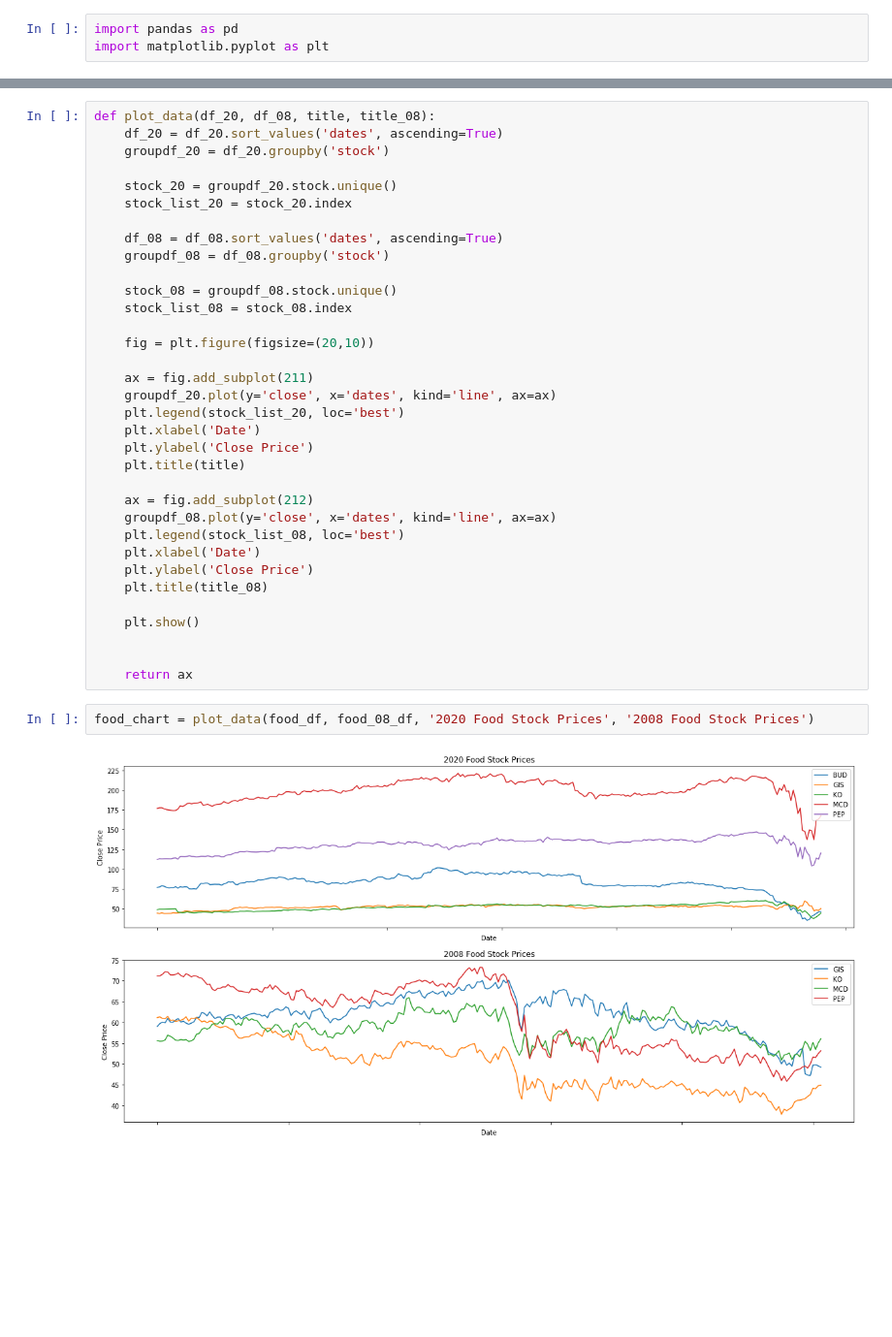
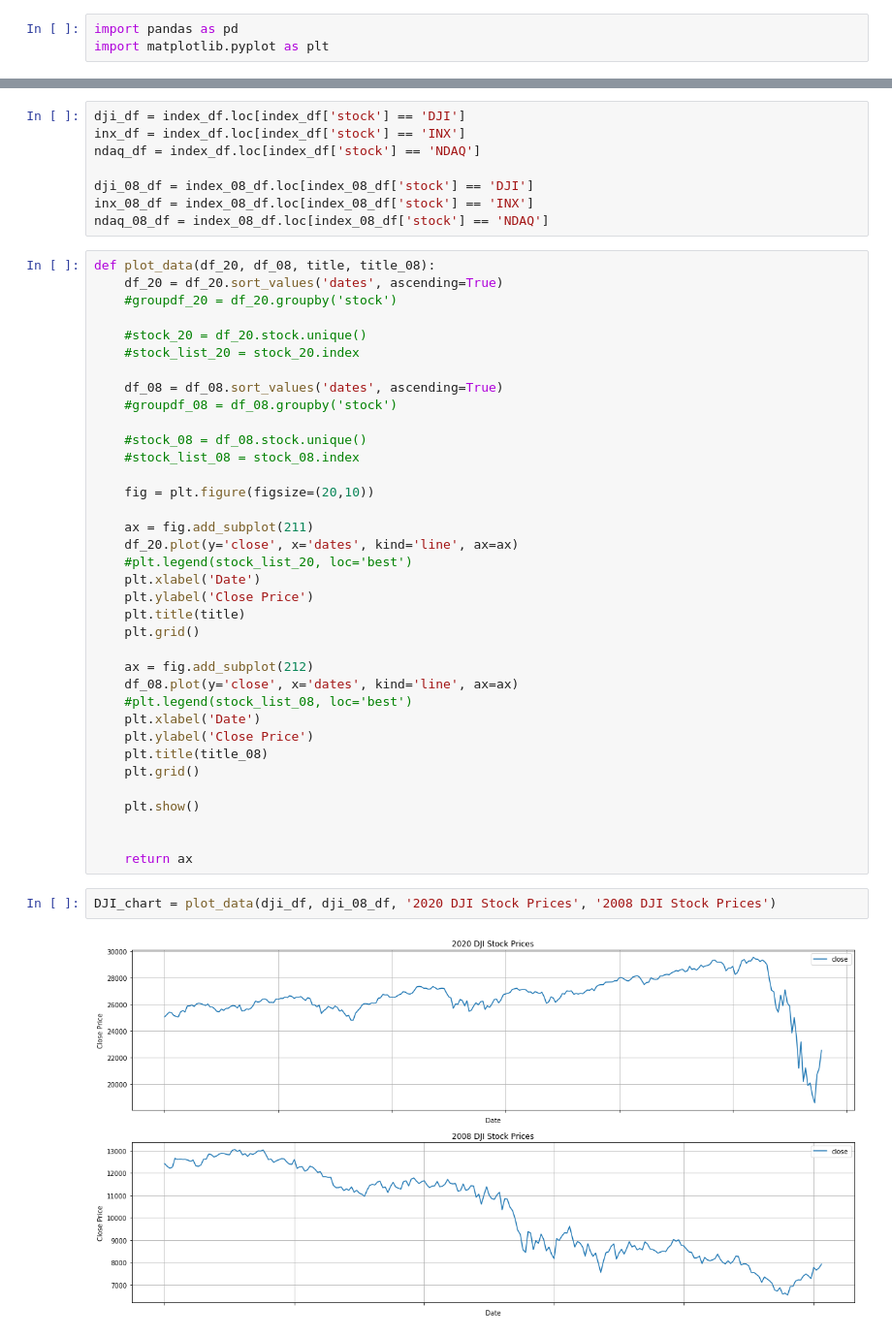
Before and after one commit to Sal-r/Corona-Virus-Vs-Stock-Market, a Jupyter notebook: DEV/JakeH/data_visualizationJacobH_2020vs2008.ipynb, the cells around one changed output, grey strips where cells are left out. Shown at 97% size. Drawn from its saved outputs; the diff is of its cells as text; blank space fills up the shorter version.

```diff
--- a/DEV/JakeH/data_visualizationJacobH_2020vs2008.ipynb
+++ b/DEV/JakeH/data_visualizationJacobH_2020vs2008.ipynb
@@ -42,39 +10,49 @@ index_08_df = full_2008_df[full_2008_df['category'] == 'Index'] #08
+# %%
+dji_df = index_df.loc[index_df['stock'] == 'DJI']
+inx_df = index_df.loc[index_df['stock'] == 'INX']
+ndaq_df = index_df.loc[index_df['stock'] == 'NDAQ']
+
+dji_08_df = index_08_df.loc[index_08_df['stock'] == 'DJI']
+inx_08_df = index_08_df.loc[index_08_df['stock'] == 'INX']
+ndaq_08_df = index_08_df.loc[index_08_df['stock'] == 'NDAQ']
 # %%
 def plot_data(df_20, df_08, title, title_08):
     df_20 = df_20.sort_values('dates', ascending=True)
-    groupdf_20 = df_20.groupby('stock')
+    #groupdf_20 = df_20.groupby('stock')
 
-    stock_20 = groupdf_20.stock.unique()
-    stock_list_20 = stock_20.index
+    #stock_20 = df_20.stock.unique()
+    #stock_list_20 = stock_20.index
 
     df_08 = df_08.sort_values('dates', ascending=True)
-    groupdf_08 = df_08.groupby('stock')
+    #groupdf_08 = df_08.groupby('stock')
 
-    stock_08 = groupdf_08.stock.unique()
-    stock_list_08 = stock_08.index
+    #stock_08 = df_08.stock.unique()
+    #stock_list_08 = stock_08.index
 
     fig = plt.figure(figsize=(20,10))
 
     ax = fig.add_subplot(211)
-    groupdf_20.plot(y='close', x='dates', kind='line', ax=ax)
-    plt.legend(stock_list_20, loc='best')
+    df_20.plot(y='close', x='dates', kind='line', ax=ax)
+    #plt.legend(stock_list_20, loc='best')
     plt.xlabel('Date')
     plt.ylabel('Close Price')
     plt.title(title)
+    plt.grid()
 
     ax = fig.add_subplot(212)
-    groupdf_08.plot(y='close', x='dates', kind='line', ax=ax)
-    plt.legend(stock_list_08, loc='best')
+    df_08.plot(y='close', x='dates', kind='line', ax=ax)
+    #plt.legend(stock_list_08, loc='best')
     plt.xlabel('Date')
     plt.ylabel('Close Price')
     plt.title(title_08)
+    plt.grid()
 
     plt.show()
 
 
     return ax
 # %%
-food_chart = plot_data(food_df, food_08_df, '2020 Food Stock Prices', '2008 Food Stock Prices')
+DJI_chart = plot_data(dji_df, dji_08_df, '2020 DJI Stock Prices', '2008 DJI Stock Prices')
 # %% [output]
-[figure, old version]
+[figure, new version]
 # %%
```
Also changed, not shown: parts of 8 cells of this notebook.
